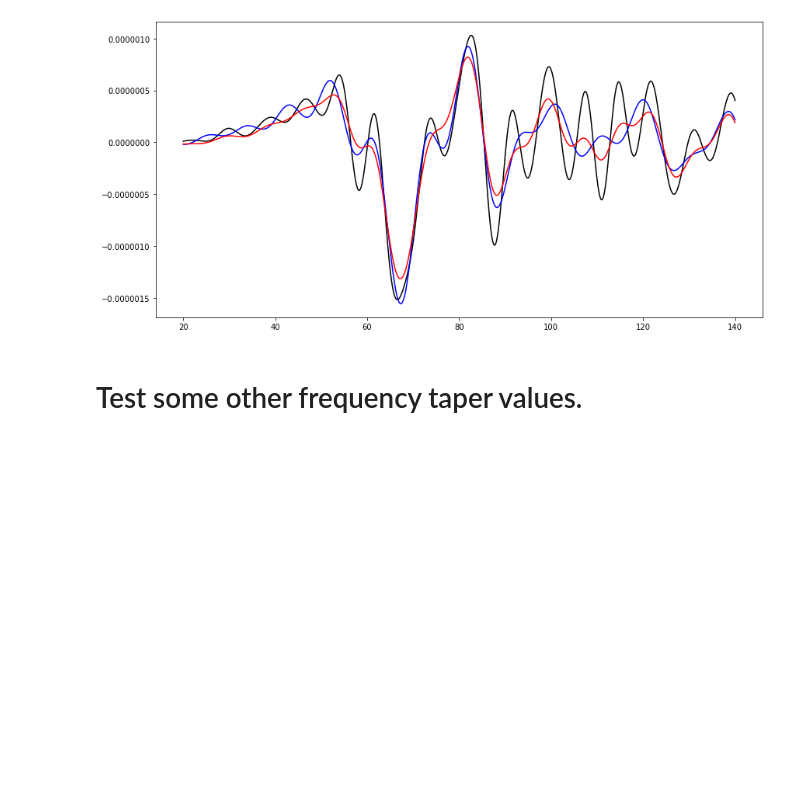
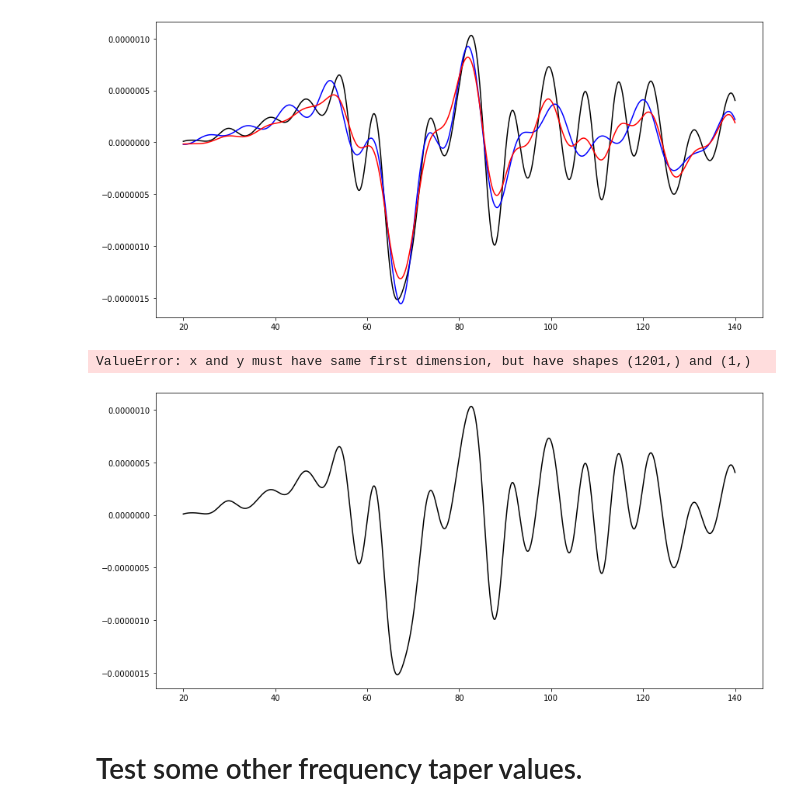
Before and after one commit to ziyixiArchive/Japan_Slab_code, a Jupyter notebook: jupyter/analysis_data_processing/test_different_methods.ipynb, the cells around one changed output. Drawn from its saved outputs; the diff is of its cells as text; code cells hidden in the pictures; blank space fills up the shorter version.

```diff
--- a/jupyter/analysis_data_processing/test_different_methods.ipynb
+++ b/jupyter/analysis_data_processing/test_different_methods.ipynb
@@ -230,6 +230,14 @@ plt.plot(x,data_bandpass,color="r")
 # %% [output]
 [<matplotlib.lines.Line2D at 0x...>]
 [figure]
+# %%
+plt.figure(figsize=(14,7))
+plt.plot(x,data_large,color="k")
+plt.plot(x,data,color="b")
+plt.plot(x,data_bandpass,color="r")
+# %% [output]
+ValueError: x and y must have same first dimension, but have shapes (1201,) and (1,)
+[figure, added]
 # %% [markdown]
 # Test some other frequency taper values.
 # %%
```
Also changed, not shown: parts of 2 cells of this notebook, 10 other files.
